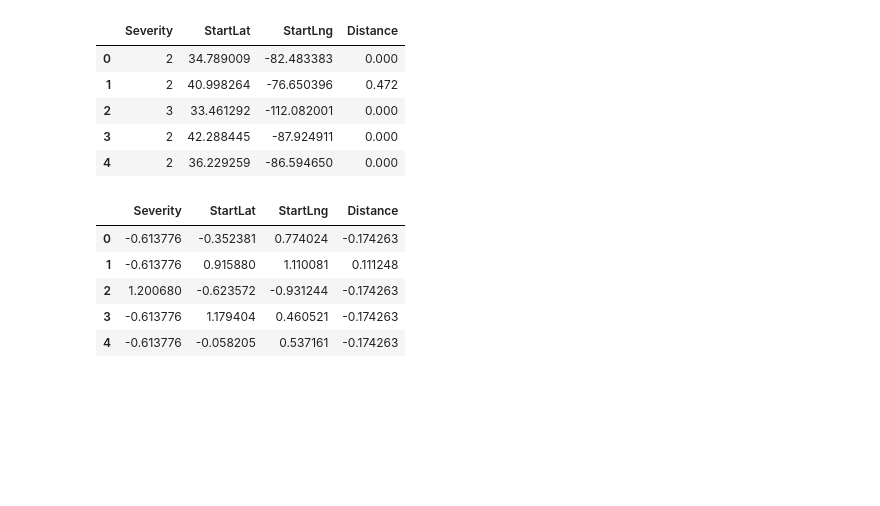
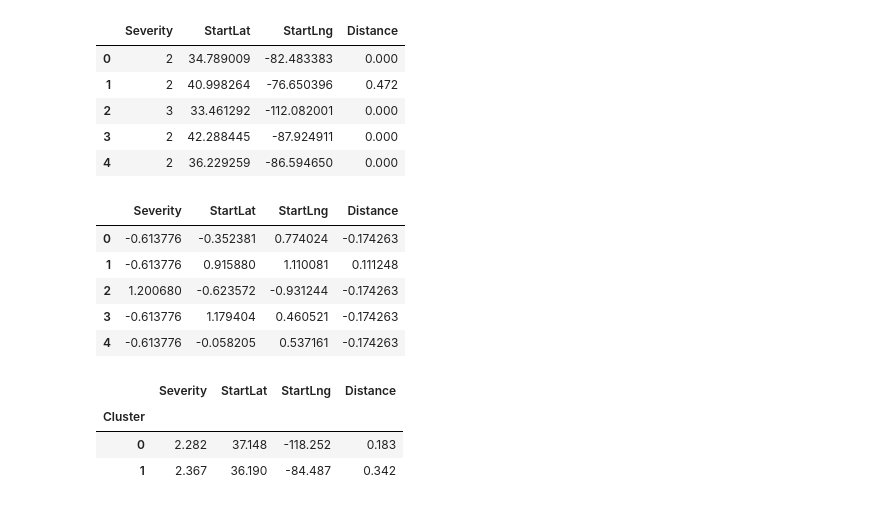
Before and after one commit to imgabrielas/How-To-Make-ML, a Jupyter notebook: K-means_Accidents/notebook.ipynb, the cells around one changed output. Saved outputs shown, nothing was run; the diff lists cells and outputs as text; code cells hidden in the pictures; blank space fills up the shorter version.

```diff
--- a/K-means_Accidents/notebook.ipynb
+++ b/K-means_Accidents/notebook.ipynb
@@ -102,0 +169,8 @@ fig.show()
+# %%
+kmeans = KMeans(
+    n_clusters=2,
+    random_state=42
+)
+
+df["Cluster"] = kmeans.fit_predict(X_scaled)
+df["Cluster"] = df["Cluster"].astype("category")
@@ -102,0 +204,14 @@ fig.show()
+# %%
+cluster_summary = (
+    df
+    .groupby("Cluster")[features]
+    .mean()
+    .round(3)
+)
+
+cluster_summary
+# %% [output]
+|  | Severity | StartLat | StartLng | Distance |
+| Cluster |  |  |  |  |
+| 0 | 2.282 | 37.148 | -118.252 | 0.183 |
+| 1 | 2.367 | 36.190 | -84.487 | 0.342 |
```
Also changed, not shown: parts of 6 cells of this notebook.
